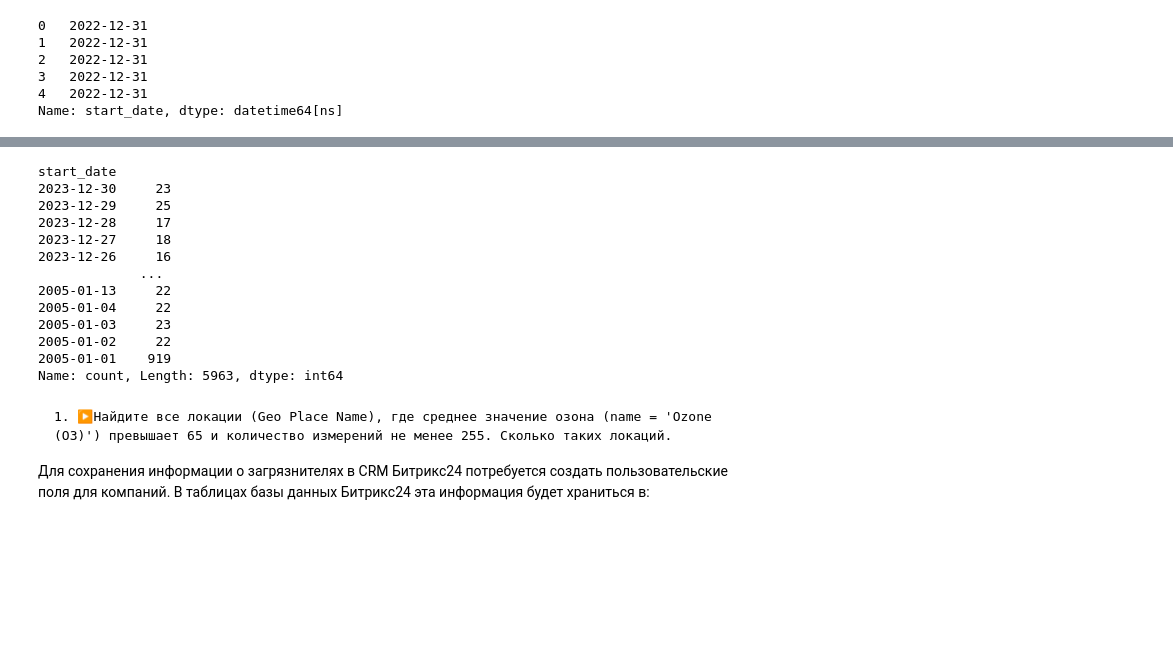
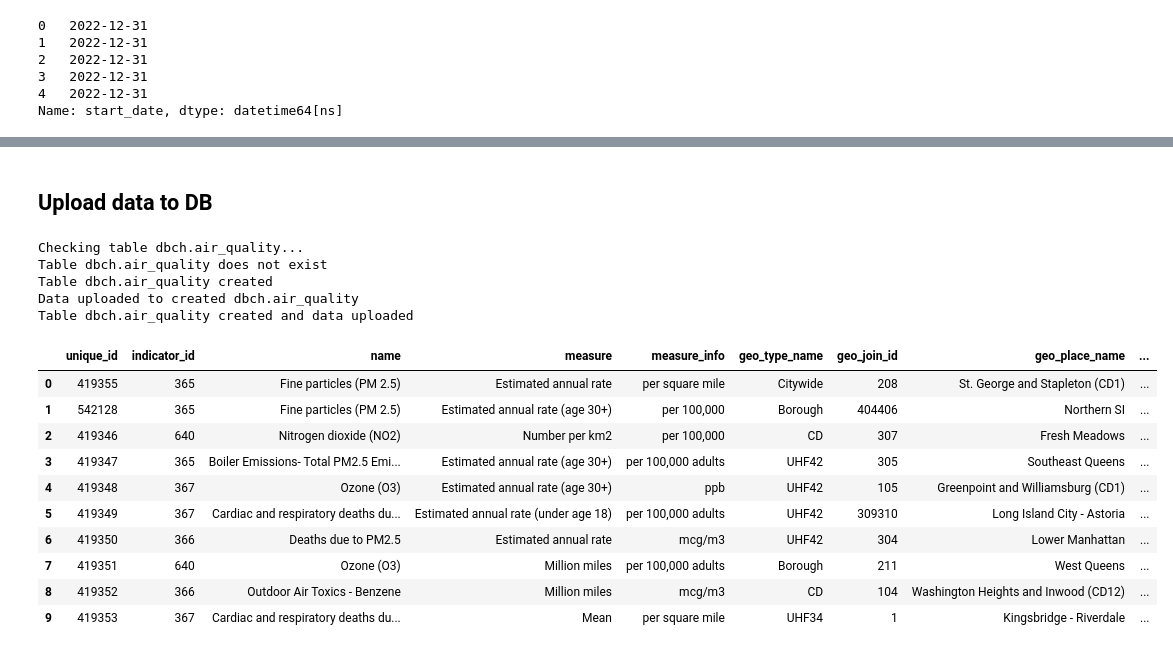
Before and after one commit to rvegrc/llm_agents, a Jupyter notebook: air_quality/air_quality.ipynb, the cells around one changed output, grey strips where cells are left out. Drawn from its saved outputs; the diff is of its cells as text; code cells hidden in the pictures; blank space fills up the shorter version.

Commit message:
select data from db

```diff
--- a/air_quality/air_quality.ipynb
+++ b/air_quality/air_quality.ipynb
@@ -238,2 +284,4 @@ Name: start_date, dtype: datetime64[ns]
 # %%
 air_quality.to_csv("data/air_quality_norm.csv", index=False)
+# %% [markdown]
+## Upload data to DB
@@ -240,20 +290,22 @@ air_quality.to_csv("data/air_quality_norm.csv", index=False)
 # %%
+db_tools.uu_to_clickhouse(air_quality_norm, CLICKHOUSE_DB, 'air_quality', iana_timezone='UTC')
 # %% [output]
-start_date
-2023-12-30     23
-2023-12-29     25
-2023-12-28     17
-2023-12-27     18
-2023-12-26     16
-             ...
-2005-01-13     22
-2005-01-04     22
-2005-01-03     23
-2005-01-02     22
-2005-01-01    919
-Name: count, Length: 5963, dtype: int64
+Checking table dbch.air_quality...
+Table dbch.air_quality does not exist
+Table dbch.air_quality created
+Data uploaded to created dbch.air_quality
+Table dbch.air_quality created and data uploaded
 # %%
-pd.to_datetime(air_quality['start_date'], format='%Y-%m-%d')
+client_ch.query_df("SELECT * FROM air_quality limit 10")
+# %% [output]
+|  | unique_id | indicator_id | name | measure | measure_info | geo_type_name | geo_join_id | geo_place_name | ... |
+| 0 | 419355 | 365 | Fine particles (PM 2.5) | Estimated annual rate | per square mile | Citywide | 208 | St. George and Stapleton (CD1) | ... |
+| 1 | 542128 | 365 | Fine particles (PM 2.5) | Estimated annual rate (age 30+) | per 100,000 | Borough | 404406 | Northern SI | ... |
+| 2 | 419346 | 640 | Nitrogen dioxide (NO2) | Number per km2 | per 100,000 | CD | 307 | Fresh Meadows | ... |
+| 3 | 419347 | 365 | Boiler Emissions- Total PM2.5 Emi... | Estimated annual rate (age 30+) | per 100,000 adults | UHF42 | 305 | Southeast Queens | ... |
+| 4 | 419348 | 367 | Ozone (O3) | Estimated annual rate (age 30+) | ppb | UHF42 | 105 | Greenpoint and Williamsburg (CD1) | ... |
+| 5 | 419349 | 367 | Cardiac and respiratory deaths du... | Estimated annual rate (under age 18) | per 100,000 adults | UHF42 | 309310 | Long Island City - Astoria | ... |
+| 6 | 419350 | 366 | Deaths due to PM2.5 | Estimated annual rate | mcg/m3 | UHF42 | 304 | Lower Manhattan | ... |
+| 7 | 419351 | 640 | Ozone (O3) | Million miles | per 100,000 adults | Borough | 211 | West Queens | ... |
+| 8 | 419352 | 366 | Outdoor Air Toxics - Benzene | Million miles | mcg/m3 | CD | 104 | Washington Heights and Inwood (CD12) | ... |
+| 9 | 419353 | 367 | Cardiac and respiratory deaths du... | Mean | per square mile | UHF34 | 1 | Kingsbridge - Riverdale | ... |
-# %% [markdown]
-    1. ▶️Найдите все локации (Geo Place Name), где среднее значение озона (name = 'Ozone (O3)') превышает 65 и количество измерений не менее 255. Сколько таких локаций.
-Для сохранения информации о загрязнителях в CRM Битрикс24 потребуется создать пользовательские поля для компаний. В таблицах базы данных Битрикс24 эта информация будет храниться в:
```
Also changed, not shown: parts of 18 cells of this notebook.
